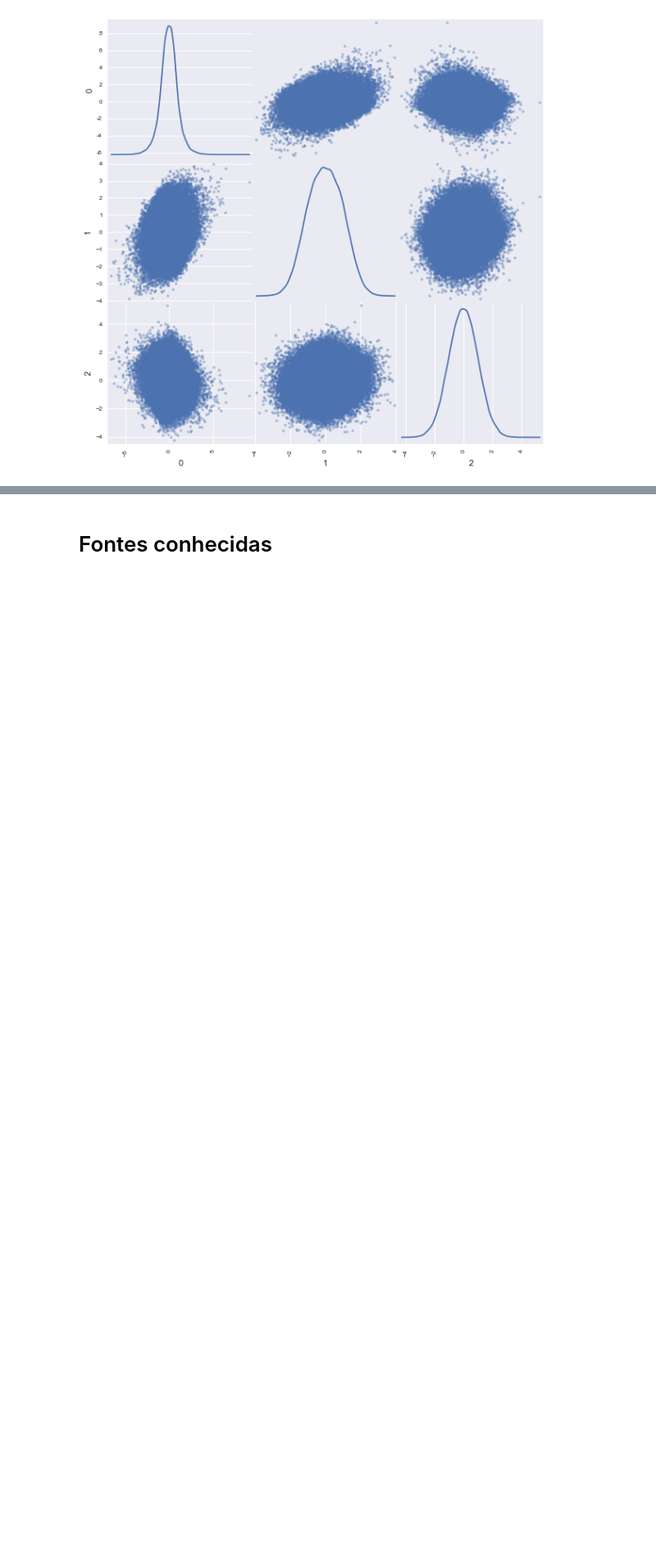
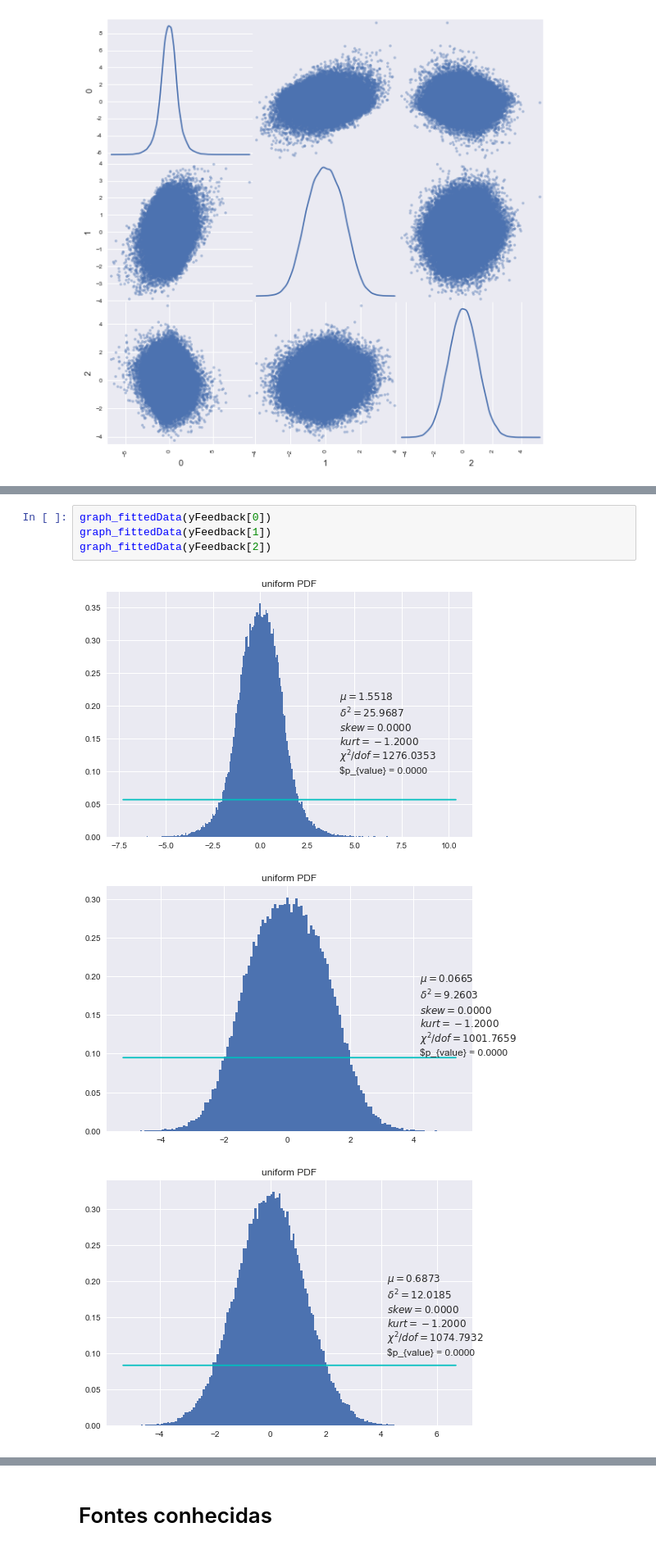
Before and after one commit to crucis/ICA, a Jupyter notebook: Exercicio 1 - 100000.ipynb, the cells around one changed output, grey strips where cells are left out. Shown: that part at 82% size. Saved outputs shown, nothing was run; the diff lists cells and outputs as text; blank space fills up the shorter version.

```diff
--- a/Exercicio 1 - 100000.ipynb
+++ b/Exercicio 1 - 100000.ipynb
@@ -116,0 +134,8 @@ plot_MutualInformation(mixtures[-1000:], y = yFeedforward[-1000:], KDE = False)
+# %%
+graph_fittedData(yFeedback[0])
+graph_fittedData(yFeedback[1])
+graph_fittedData(yFeedback[2])
+# %% [output]
+[figure, added]
+[figure, added]
+[figure, added]
```
Also changed, not shown: parts of 18 cells of this notebook, 3 other files.
